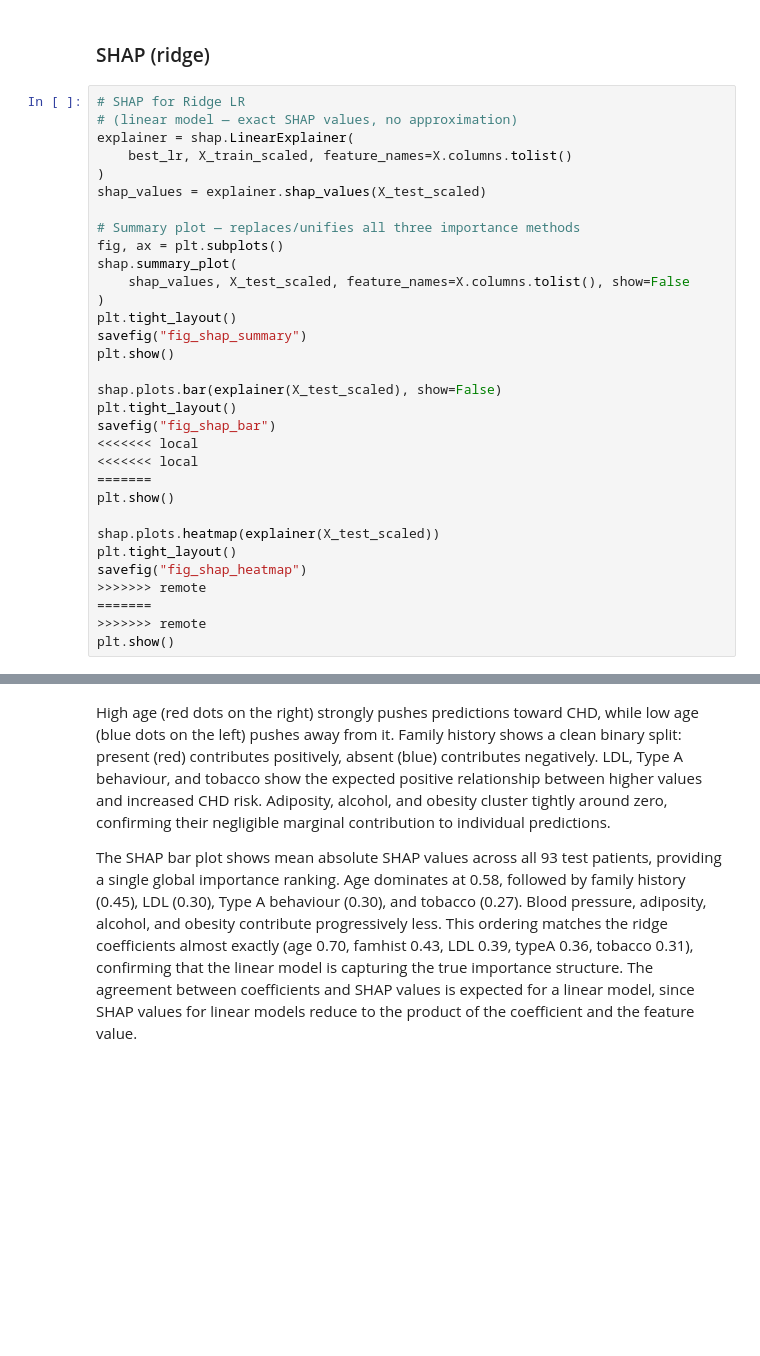
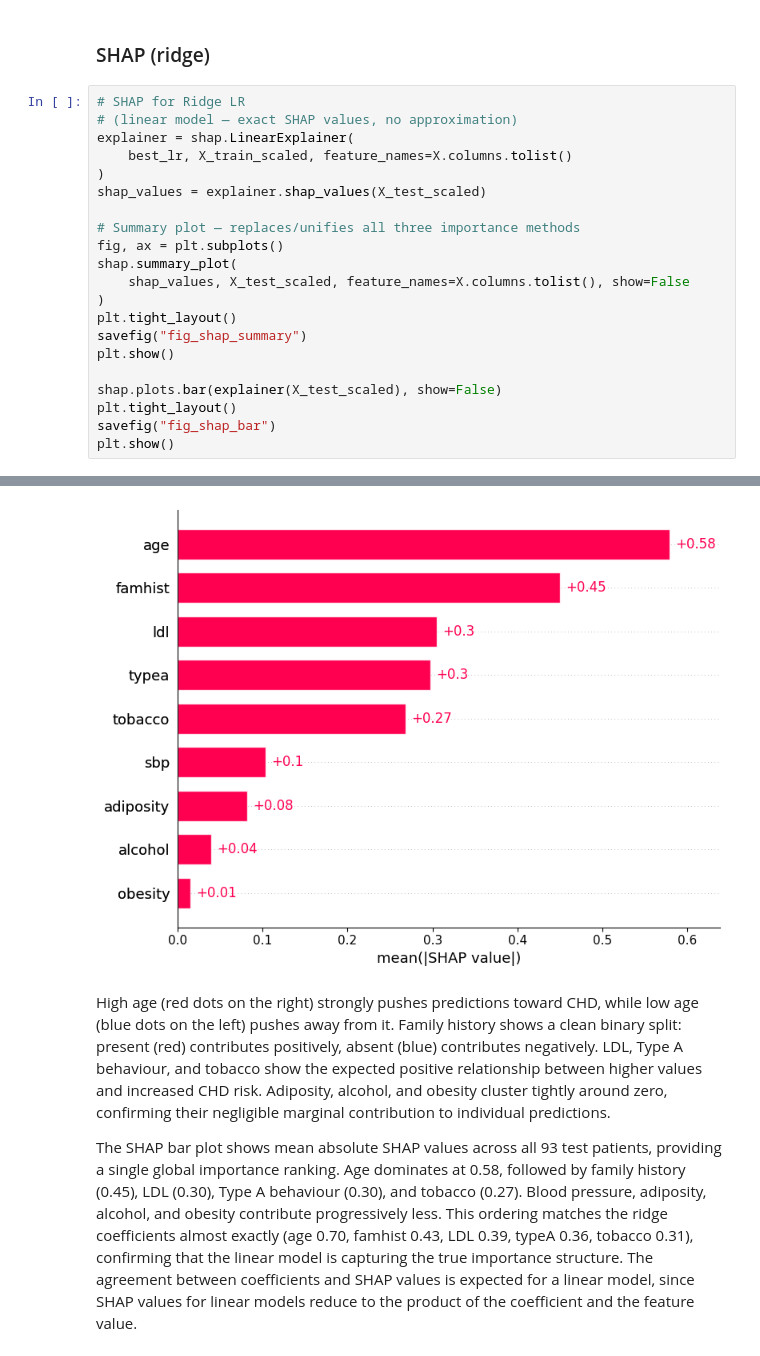
Before and after one commit to ytterbiu/SMM636-ML-a02-heart-disease, a Jupyter notebook: ml-smm636-a02-heart-disease.ipynb, the cells around one changed output, grey strips where cells are left out. Drawn from its saved outputs; the diff is of its cells as text; blank space fills up the shorter version.

```diff
--- a/ml-smm636-a02-heart-disease.ipynb
+++ b/ml-smm636-a02-heart-disease.ipynb
@@ -693,37 +670,27 @@ From a clinical perspective, this does not mean LDL is unimportant for heart dis
 # %%
 # SHAP for Ridge LR
 # (linear model — exact SHAP values, no approximation)
 explainer = shap.LinearExplainer(
     best_lr, X_train_scaled, feature_names=X.columns.tolist()
 )
 shap_values = explainer.shap_values(X_test_scaled)
 
 # Summary plot — replaces/unifies all three importance methods
 fig, ax = plt.subplots()
 shap.summary_plot(
     shap_values, X_test_scaled, feature_names=X.columns.tolist(), show=False
 )
 plt.tight_layout()
 savefig("fig_shap_summary")
 plt.show()
 
 shap.plots.bar(explainer(X_test_scaled), show=False)
 plt.tight_layout()
 savefig("fig_shap_bar")
-<<<<<<< local
-<<<<<<< local
-=======
 plt.show()
-
-shap.plots.heatmap(explainer(X_test_scaled))
-plt.tight_layout()
-savefig("fig_shap_heatmap")
->>>>>>> remote
-=======
->>>>>>> remote
-plt.show()
 # %% [output]
 [figure]
+[figure, added]
 # %% [markdown]
 High age (red dots on the right) strongly pushes predictions toward CHD, while low age (blue dots on the left) pushes away from it. Family history shows a clean binary split: present (red) contributes positively, absent (blue) contributes negatively. LDL, Type A behaviour, and tobacco show the expected positive relationship between higher values and increased CHD risk. Adiposity, alcohol, and obesity cluster tightly around zero, confirming their negligible marginal contribution to individual predictions.
 
```
Also changed, not shown: parts of 9 cells of this notebook, 1 other file.
